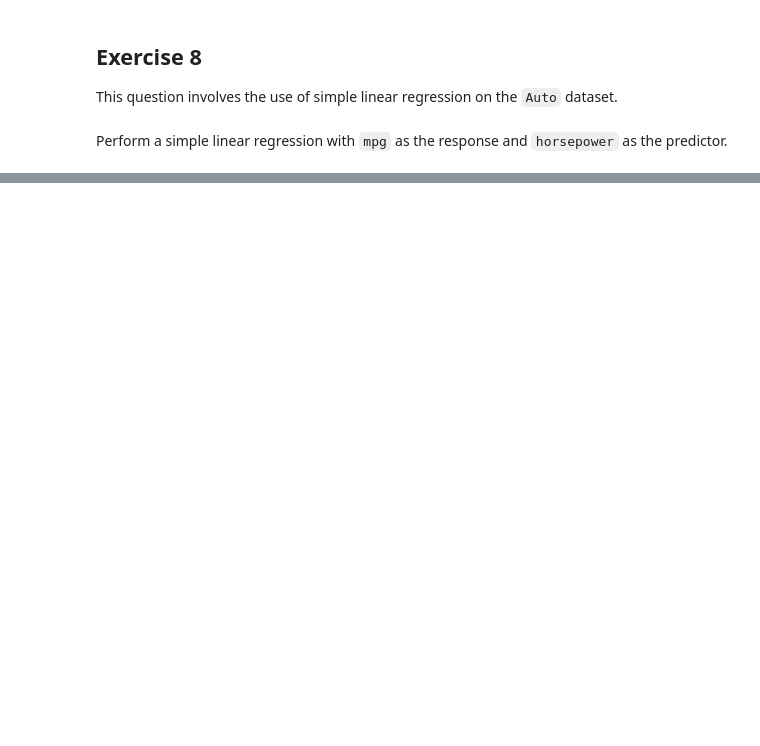
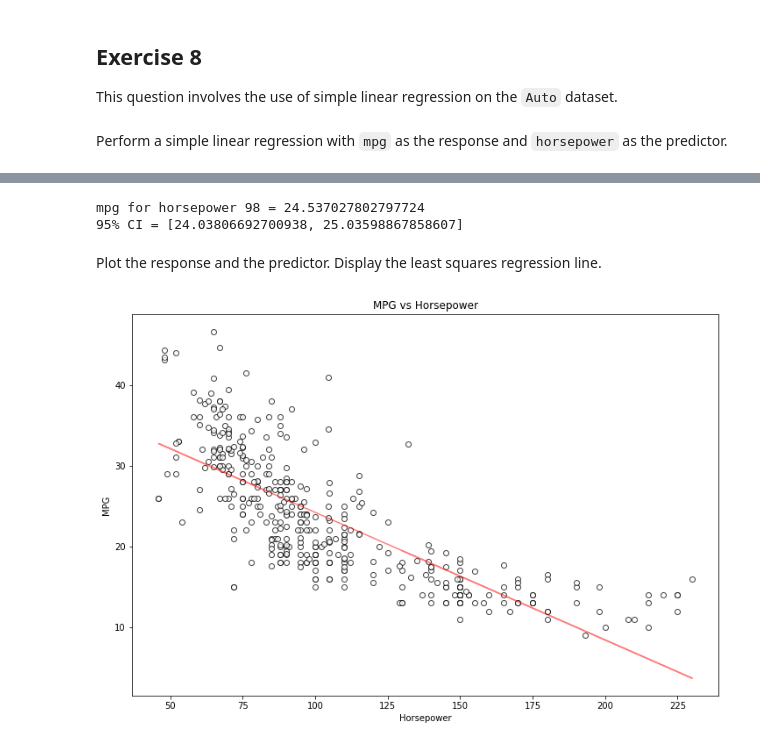
Before and after one commit to fernandezpablo85/isl, a Jupyter notebook: c3/exercise_8.ipynb, the cells around one changed output, grey strips where cells are left out. Drawn from its saved outputs; the diff is of its cells as text; code cells hidden in the pictures; blank space fills up the shorter version.

```diff
--- a/c3/exercise_8.ipynb
+++ b/c3/exercise_8.ipynb
@@ -8,6 +8,9 @@ import matplotlib.pyplot as plt
 import seaborn as sns
 
 %matplotlib inline
+
+line_kw = {'color':'red', 'alpha':0.5}
+scatter_kw = {'marker':'o', 'edgecolors':'black', 'color':'white'}
 # %% [markdown]
 ## Exercise 8
 
@@ -49,0 +67,21 @@ Warnings:
+# %%
+pred = model.get_prediction(np.array([1, 98]))
+mpg = pred.predicted_mean
+print('mpg for horsepower 98 = {}'.format(mpg[0]))
+ci = pred.conf_int()[0]
+print('95% CI = [{}, {}]'.format(ci[0], ci[1]))
+# %% [output]
+mpg for horsepower 98 = 24.537027802797724
+95% CI = [24.03806692700938, 25.03598867858607]
+# %% [markdown]
+Plot the response and the predictor. Display the least squares regression line.
+# %%
+_, ax = plt.subplots(1, 1, figsize=(12, 8))
+intercept, slope = model.params
+ax.scatter(X, y, alpha=0.75, **scatter_kw)
+ax.plot(X, [x * slope + intercept for x in X], **line_kw)
+ax.set_title('MPG vs Horsepower')
+ax.set_xlabel('Horsepower')
+ax.set_ylabel('MPG');
+# %% [output]
+[figure, added]
```
Also changed, not shown: parts of 11 cells of this notebook, 1 other file.
